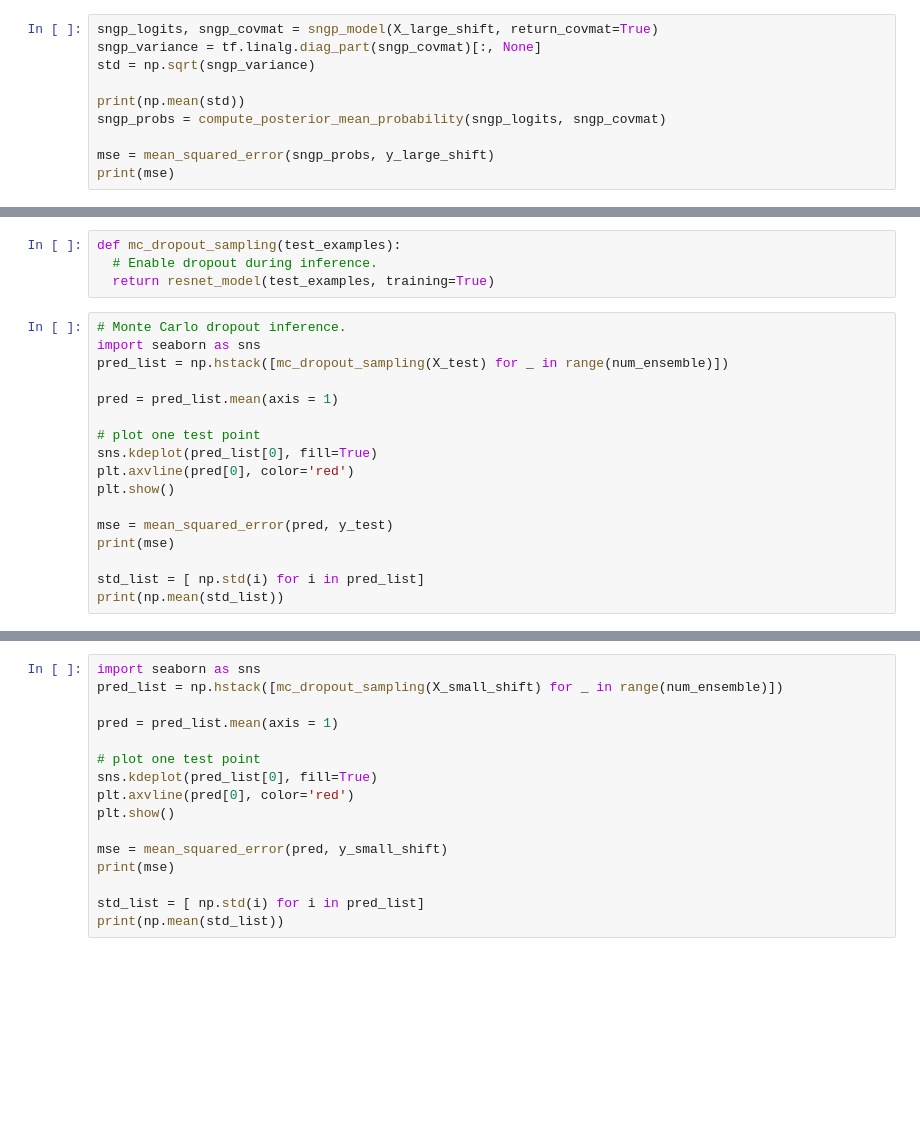
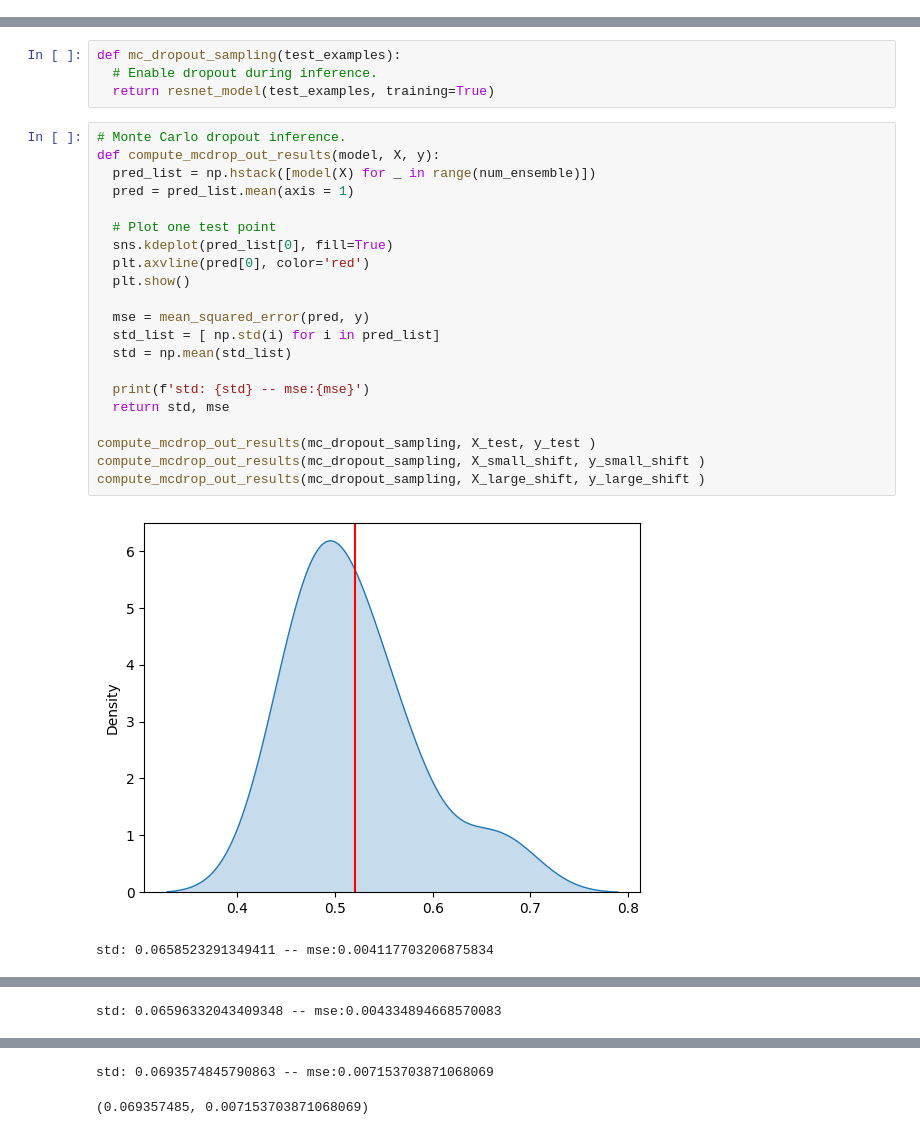
Before and after one commit to EricXue92/UQ, a Jupyter notebook: SNGP_Regression.ipynb, the cells around one changed output, grey strips where cells are left out. Cells and saved outputs as stored; diff of their text form; blank space fills up the shorter version.

```diff
--- a/SNGP_Regression.ipynb
+++ b/SNGP_Regression.ipynb
@@ -389,10 +319,0 @@ print(mse)
-# %%
-sngp_logits, sngp_covmat = sngp_model(X_large_shift, return_covmat=True)
-sngp_variance = tf.linalg.diag_part(sngp_covmat)[:, None]
-std = np.sqrt(sngp_variance)
-
-print(np.mean(std))
-sngp_probs = compute_posterior_mean_probability(sngp_logits, sngp_covmat)
-
-mse = mean_squared_error(sngp_probs, y_large_shift)
-print(mse)
@@ -404,18 +333,25 @@ def mc_dropout_sampling(test_examples):
   return resnet_model(test_examples, training=True)
 # %%
 # Monte Carlo dropout inference.
-import seaborn as sns
-pred_list = np.hstack([mc_dropout_sampling(X_test) for _ in range(num_ensemble)])
+def compute_mcdrop_out_results(model, X, y):
+  pred_list = np.hstack([model(X) for _ in range(num_ensemble)])
+  pred = pred_list.mean(axis = 1)
 
-pred = pred_list.mean(axis = 1)
+  # Plot one test point
+  sns.kdeplot(pred_list[0], fill=True)
+  plt.axvline(pred[0], color='red')
+  plt.show()
 
-# plot one test point
-sns.kdeplot(pred_list[0], fill=True)
-plt.axvline(pred[0], color='red')
-plt.show()
+  mse = mean_squared_error(pred, y)
+  std_list = [ np.std(i) for i in pred_list]
+  std = np.mean(std_list)
 
-mse = mean_squared_error(pred, y_test)
-print(mse)
+  print(f'std: {std} -- mse:{mse}')
+  return std, mse
 
-std_list = [ np.std(i) for i in pred_list]
-print(np.mean(std_list))
+compute_mcdrop_out_results(mc_dropout_sampling, X_test, y_test )
+compute_mcdrop_out_results(mc_dropout_sampling, X_small_shift, y_small_shift )
+compute_mcdrop_out_results(mc_dropout_sampling, X_large_shift, y_large_shift )
+# %% [output]
+[figure, added]
+std: 0.0658523291349411 -- mse:0.004117703206875834
@@ -421,0 +359 @@ print(np.mean(std_list))
+std: 0.06596332043409348 -- mse:0.004334894668570083
@@ -422,16 +361,2 @@ print(np.mean(std_list))
+std: 0.0693574845790863 -- mse:0.007153703871068069
+(0.069357485, 0.007153703871068069)
-# %%
-import seaborn as sns
-pred_list = np.hstack([mc_dropout_sampling(X_small_shift) for _ in range(num_ensemble)])
-
-pred = pred_list.mean(axis = 1)
-
-# plot one test point
-sns.kdeplot(pred_list[0], fill=True)
-plt.axvline(pred[0], color='red')
-plt.show()
-
-mse = mean_squared_error(pred, y_small_shift)
-print(mse)
-
-std_list = [ np.std(i) for i in pred_list]
-print(np.mean(std_list))
```
Also changed, not shown: parts of 39 cells of this notebook.
